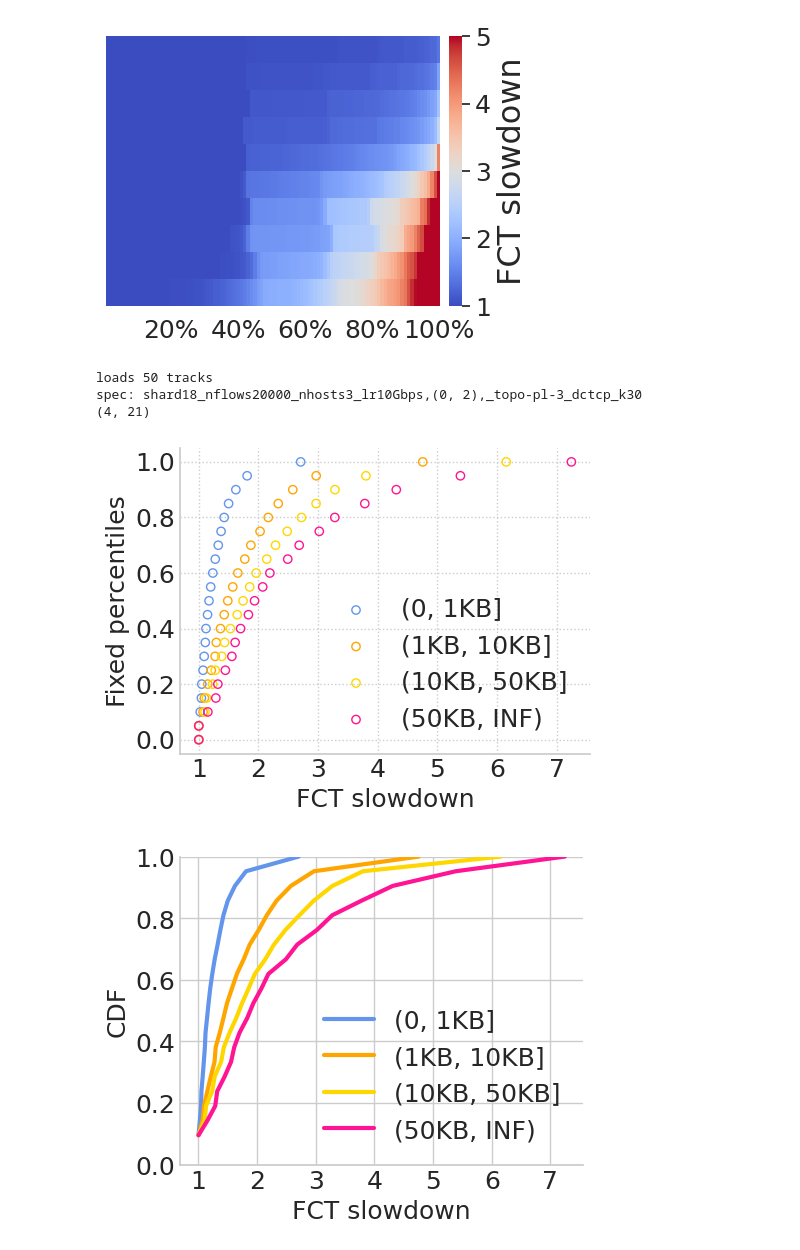
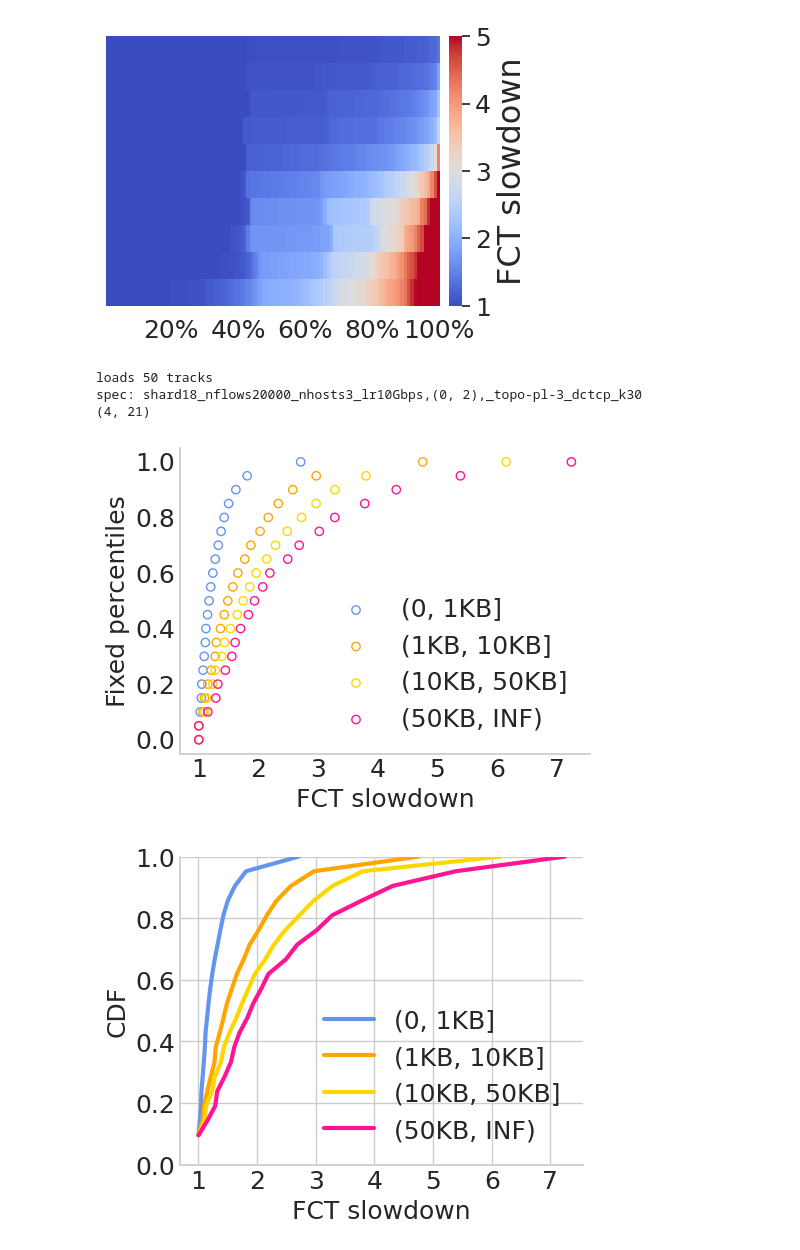
Before and after one commit to uw-polestar/parsimon-eval, a Jupyter notebook: expts/fig_8/analysis/main_motivation.ipynb, the cells around one changed output. Cells and saved outputs as stored; diff of their text form; code cells hidden in the pictures.

```diff
--- a/expts/fig_8/analysis/main_motivation.ipynb
+++ b/expts/fig_8/analysis/main_motivation.ipynb
@@ -1284,33 +1277,33 @@ for spec_idx,spec_id in enumerate([18]):
         sldns_tmp = sldns_flowsim[sldn_idx_target]
         heat_map[x_idx]=np.percentile(sldns_tmp, P99_PERCENTILE_LIST)
     # heat_map[heat_map==0]=None
     print(heat_map.shape)
 
     fig = plt.figure(figsize=(5.2, 4))  # 2.5 inch for 1/3 double column width
     ax = fig.add_subplot(111)
     ax.spines["right"].set_visible(False)
     ax.spines["top"].set_visible(False)
     ax.tick_params(axis="y", direction="in")
     ax.tick_params(axis="x", direction="in")
 
     for i in range(x_len_output):
         plt.scatter(heat_map[i],[x/100 for x in P99_PERCENTILE_LIST],marker='o',edgecolors=color_list[i],label=SIZE_BUCKET_LIST_LABEL_OUTPUT[i],alpha=1,facecolors='none')
     plt.legend(fontsize=_fontsize,frameon=False,
         loc=loc)
 
     plt.ylabel('Fixed percentiles', fontsize=_fontsize)
     plt.xlabel('FCT slowdown', fontsize=_fontsize)
     plt.yticks(fontsize=_fontsize)
     plt.xticks(fontsize=_fontsize)
     plt.tight_layout()
-    plt.grid(True, linestyle="dotted")
+    plt.grid(False)
     plt.show()
     # plt.grid(False, linestyle="dotted")
 
     plot_cdf(heat_map,None,SIZE_BUCKET_LIST_LABEL_OUTPUT,'FCT slowdown',legend_font=_fontsize,fontsize=_fontsize,group_size=len(heat_map),loc='lower right',rotate_xaxis=False,log_switch=False,ylim_low=0.)
 # %% [output]
 loads 50 tracks
 spec: shard18_nflows20000_nhosts3_lr10Gbps,(0, 2),_topo-pl-3_dctcp_k30
 (4, 21)
-[figure, old version]
+[figure, new version]
 [figure]
```
Also changed, not shown: parts of 1 cell of this notebook, 48 other files.
